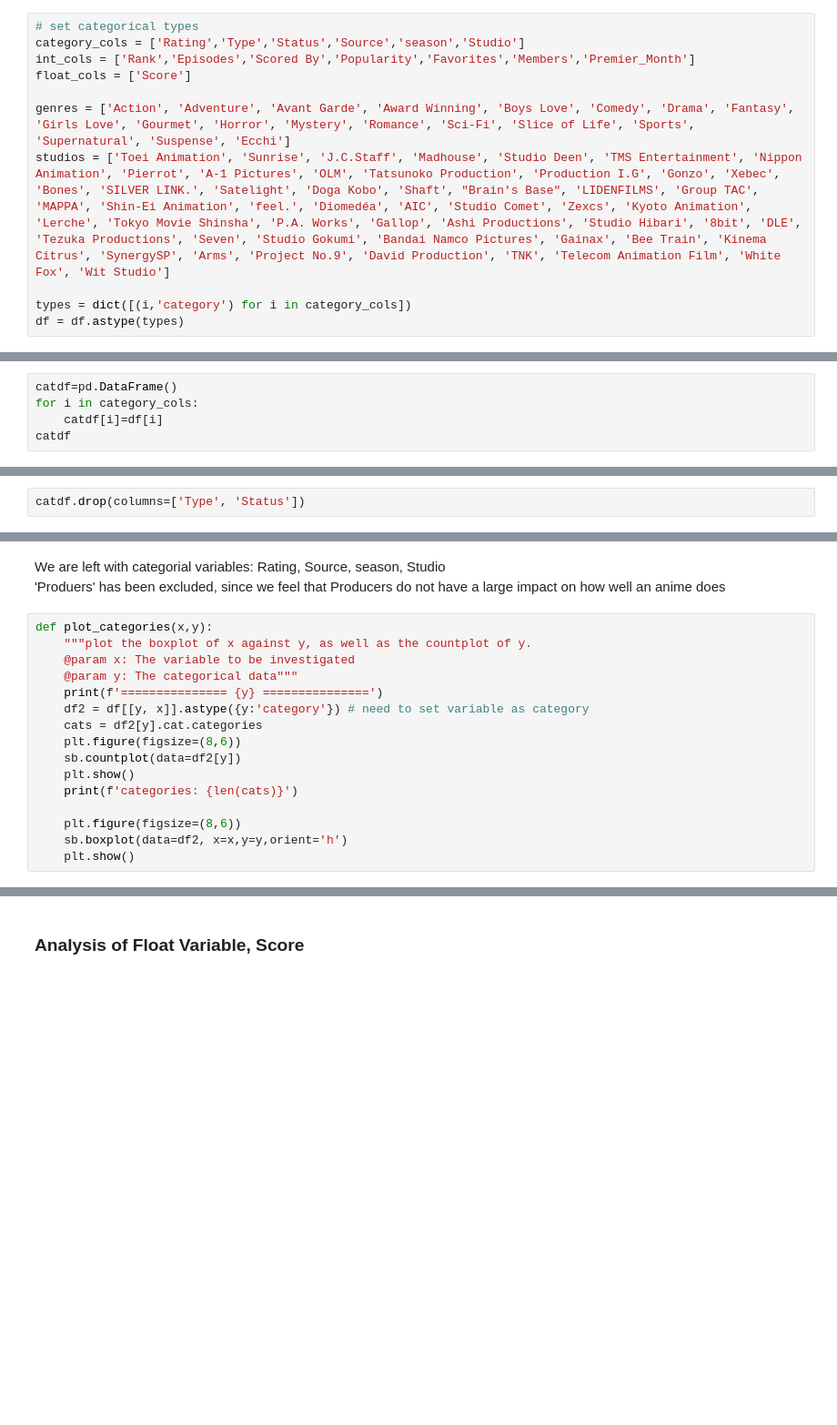
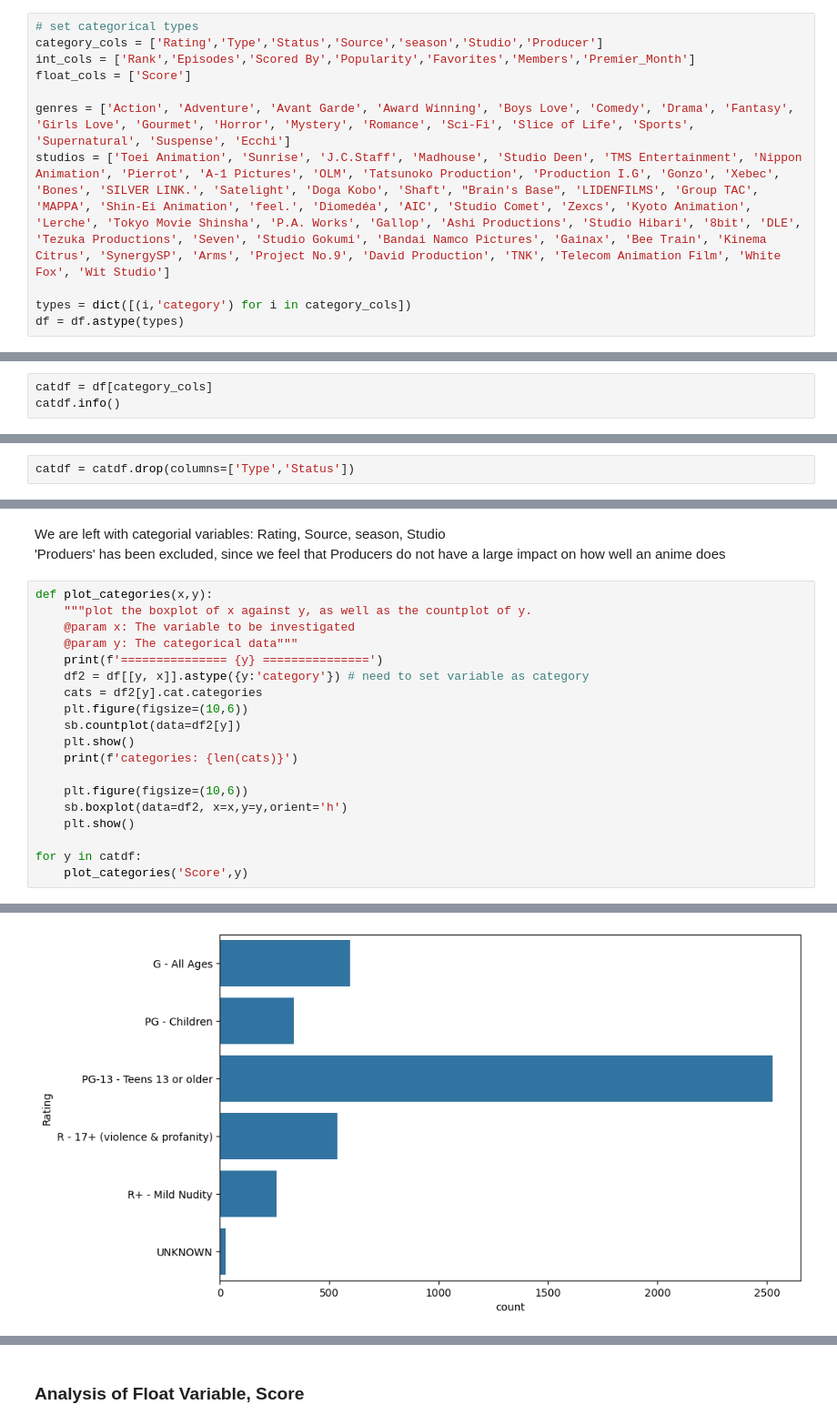
Before and after one commit to Eyewhy/SC1015_Project, a Jupyter notebook: EDA.ipynb, the cells around one changed output, grey strips where cells are left out. Shown at 91% size. Saved outputs shown, nothing was run; the diff lists cells and outputs as text; blank space fills up the shorter version.

```diff
--- a/EDA.ipynb
+++ b/EDA.ipynb
@@ -28,6 +28,6 @@ memory usage: 1.2+ MB
 # %%
 # set categorical types
-category_cols = ['Rating','Type','Status','Source','season','Studio']
+category_cols = ['Rating','Type','Status','Source','season','Studio','Producer']
 int_cols = ['Rank','Episodes','Scored By','Popularity','Favorites','Members','Premier_Month']
 float_cols = ['Score']
 
@@ -48,6 +48,4 @@ For seasons(changed to 0-3 int):
 # %%
-catdf=pd.DataFrame()
-for i in category_cols:
-    catdf[i]=df[i]
-catdf
+catdf = df[category_cols]
+catdf.info()
 # %% [output]
@@ -106,3 +89,3 @@ Wit Studio                  21
 Name: count, dtype: int64
 # %%
-catdf.drop(columns=['Type', 'Status'])
+catdf = catdf.drop(columns=['Type','Status'])
@@ -134,11 +103,15 @@ def plot_categories(x,y):
     print(f'=============== {y} ===============')
     df2 = df[[y, x]].astype({y:'category'}) # need to set variable as category
     cats = df2[y].cat.categories
-    plt.figure(figsize=(8,6))
+    plt.figure(figsize=(10,6))
     sb.countplot(data=df2[y])
     plt.show()
     print(f'categories: {len(cats)}')
 
-    plt.figure(figsize=(8,6))
+    plt.figure(figsize=(10,6))
     sb.boxplot(data=df2, x=x,y=y,orient='h')
     plt.show()
+
+for y in catdf:
+    plot_categories('Score',y)
+# %% [output]
@@ -144,0 +119 @@ def plot_categories(x,y):
+[figure, added]
```
Also changed, not shown: parts of 39 cells of this notebook, 2 other files.
